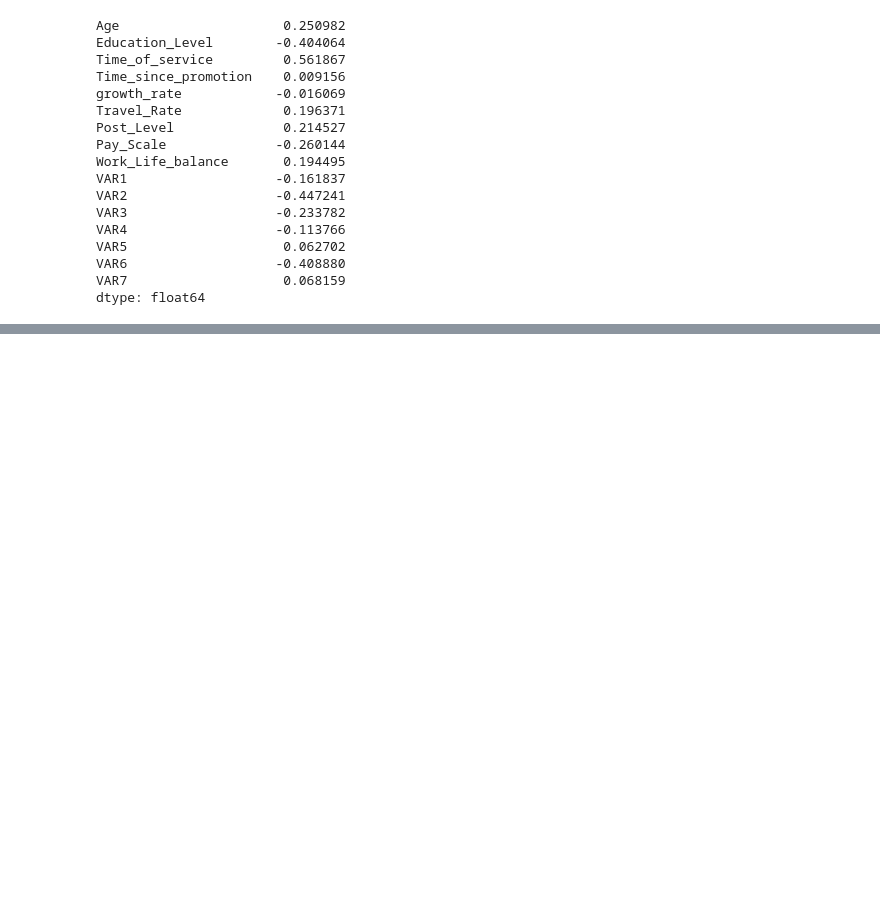
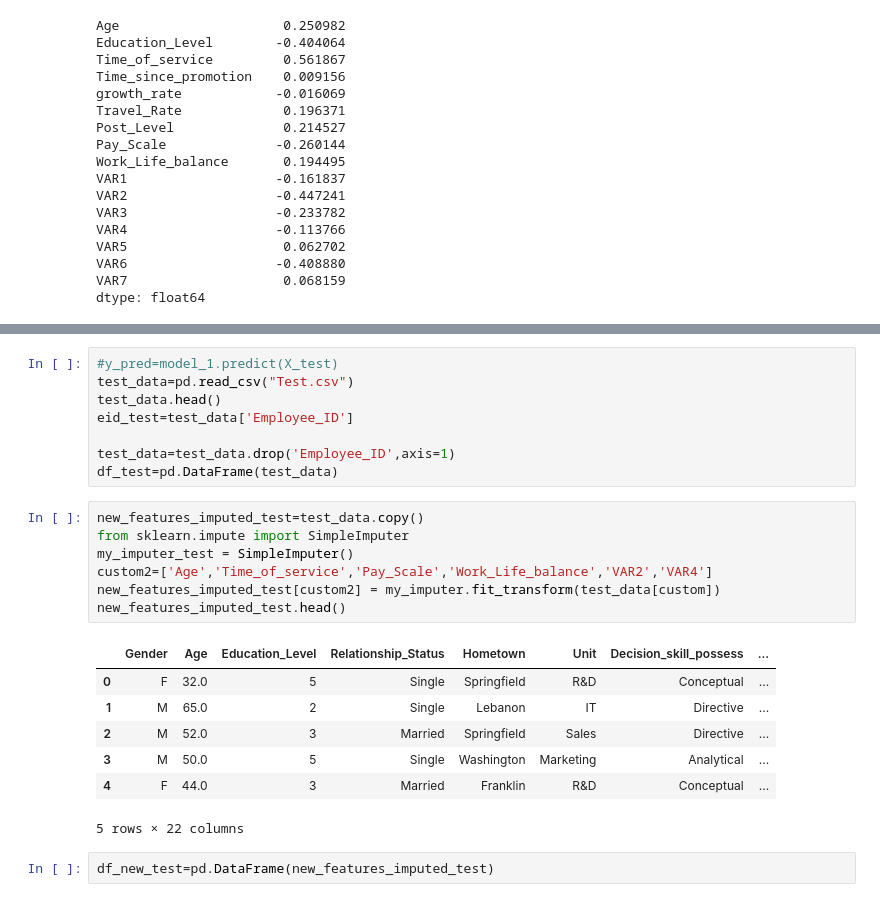
Before and after one commit to akarshn04/ML-Employee-Attrition-Rate, a Jupyter notebook: ML Employee Attrition Rate.ipynb, the cells around one changed output, grey strips where cells are left out. Saved outputs shown, nothing was run; the diff lists cells and outputs as text; blank space fills up the shorter version.

```diff
--- a/ML Employee Attrition Rate.ipynb
+++ b/ML Employee Attrition Rate.ipynb
@@ -197,0 +223,25 @@ clf=LinearRegression()
+# %%
+#y_pred=model_1.predict(X_test)
+test_data=pd.read_csv("Test.csv")
+test_data.head()
+eid_test=test_data['Employee_ID']
+
+test_data=test_data.drop('Employee_ID',axis=1)
+df_test=pd.DataFrame(test_data)
+# %%
+new_features_imputed_test=test_data.copy()
+from sklearn.impute import SimpleImputer
+my_imputer_test = SimpleImputer()
+custom2=['Age','Time_of_service','Pay_Scale','Work_Life_balance','VAR2','VAR4']
+new_features_imputed_test[custom2] = my_imputer.fit_transform(test_data[custom])
+new_features_imputed_test.head()
+# %% [output]
+|  | Gender | Age | Education_Level | Relationship_Status | Hometown | Unit | Decision_skill_possess | ... |
+| 0 | F | 32.0 | 5 | Single | Springfield | R&D | Conceptual | ... |
+| 1 | M | 65.0 | 2 | Single | Lebanon | IT | Directive | ... |
+| 2 | M | 52.0 | 3 | Married | Springfield | Sales | Directive | ... |
+| 3 | M | 50.0 | 5 | Single | Washington | Marketing | Analytical | ... |
+| 4 | F | 44.0 | 3 | Married | Franklin | R&D | Conceptual | ... |
+5 rows × 22 columns
+# %%
+df_new_test=pd.DataFrame(new_features_imputed_test)
```
Also changed, not shown: parts of 11 cells of this notebook.
